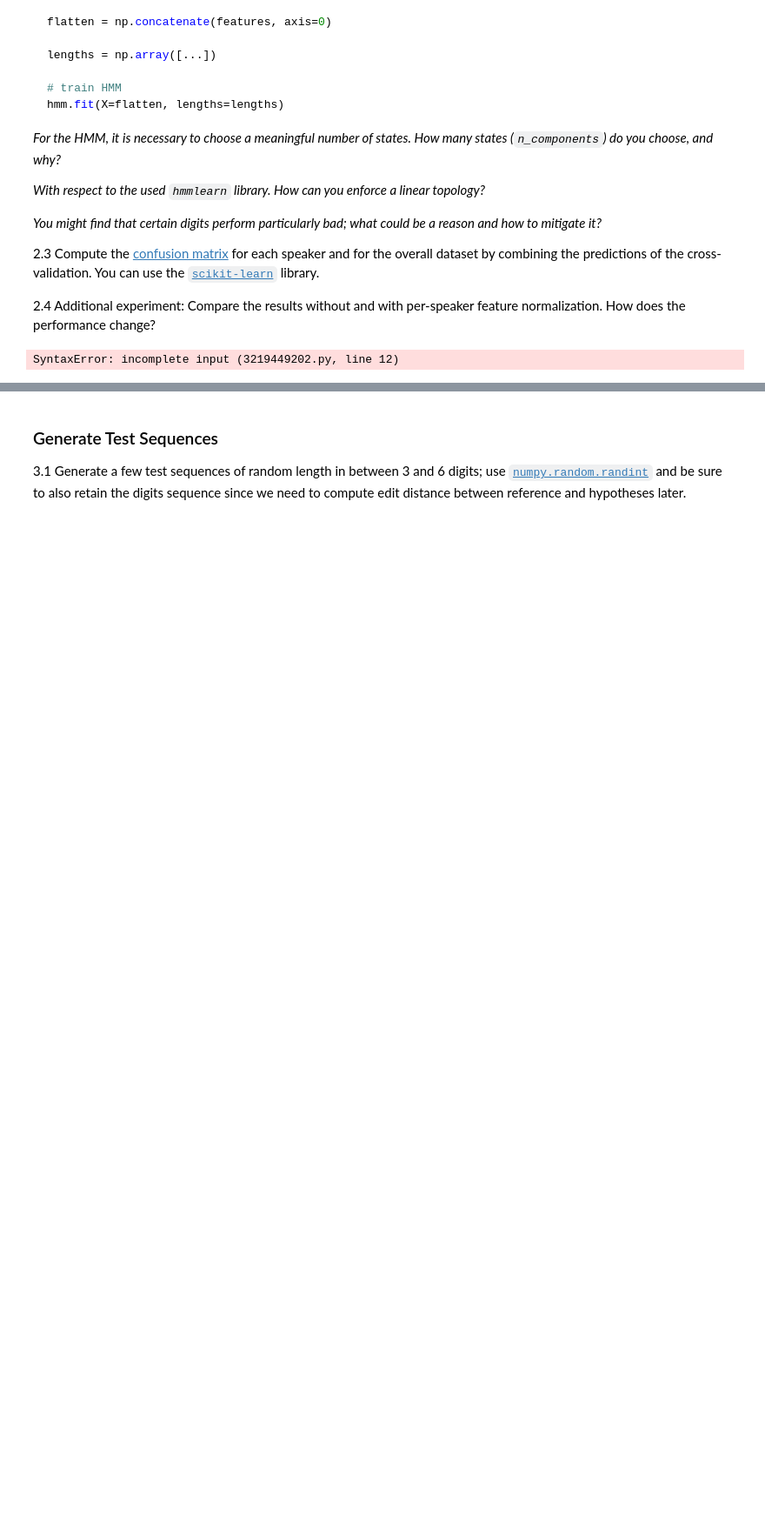
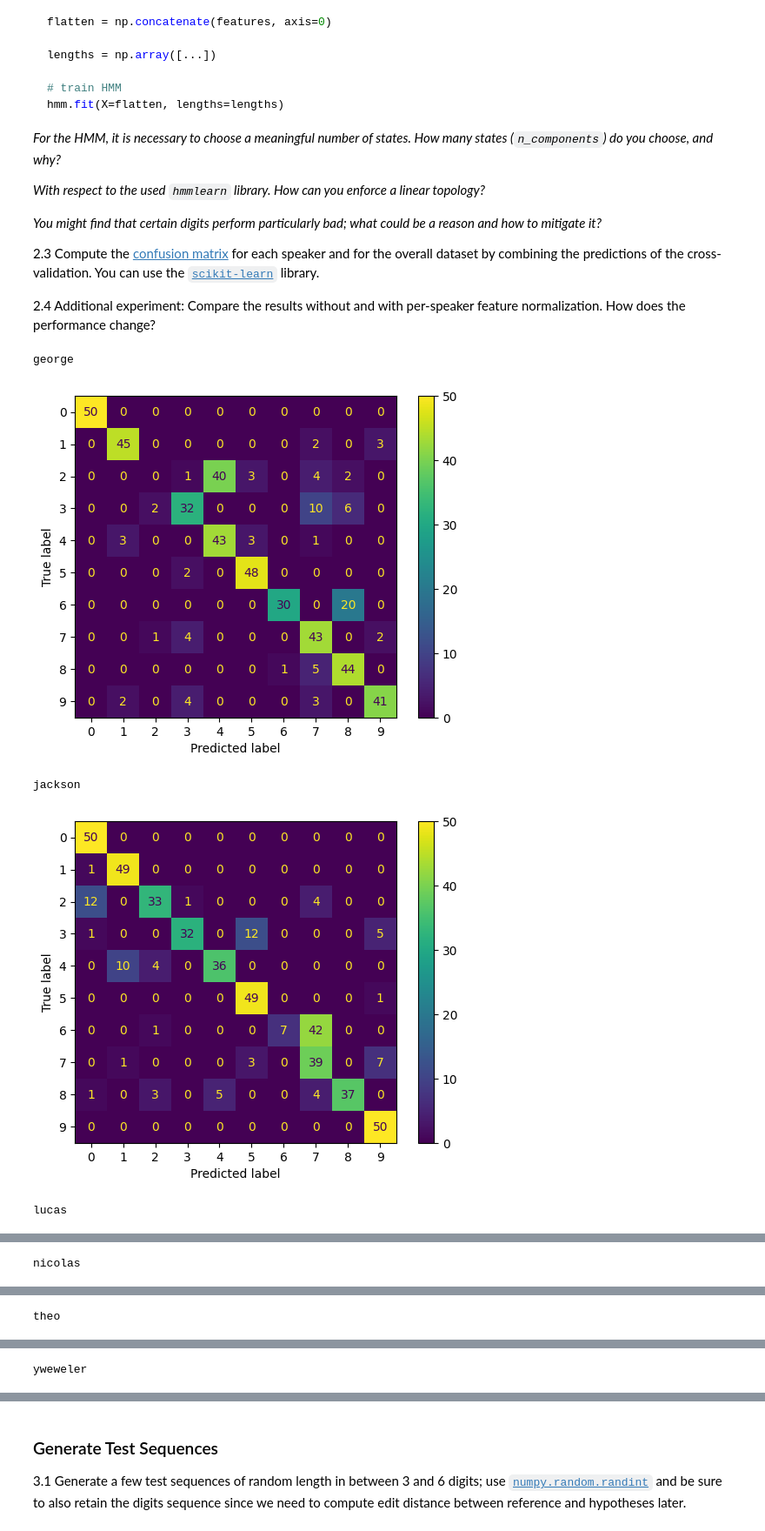
Before and after one commit to anOatFlake/seqlrn-assignments, a Jupyter notebook: 3-hmm/1-hmm.ipynb, the cells around one changed output, grey strips where cells are left out. Shown at 87% size. Cells and saved outputs as stored; diff of their text form; code cells hidden in the pictures; blank space fills up the shorter version.

```diff
--- a/3-hmm/1-hmm.ipynb
+++ b/3-hmm/1-hmm.ipynb
@@ -41,13 +41,14 @@ from hmmlearn import hmm
 
 1.3 Apply per-speaker feature normalization (e.g., standardization).
 # %%
-NUM_SAMPLES = 10#50 # recordings per speaker & digit
-DIGITS = [0, 1, 2, 3, 4]#, 5, 6, 7, 8, 9]
-SPEAKERS = ["george", "jackson"]#, "lucas", "nicolas", "theo", "yweweler"]
+NUM_SAMPLES = 50 # recordings per speaker & digit
+DIGITS = [0, 1, 2, 3, 4, 5, 6, 7, 8, 9]
+SPEAKERS = ["george", "jackson", "lucas", "nicolas", "theo", "yweweler"]
 # %%
 ### Notice: a good default value is 25ms for FFT window and 10ms for hop length
 ### Notice: be careful as librosa takes the number of samples as input!
 
+import itertools
 from sklearn.preprocessing import StandardScaler
 
 def compute_features(file):
@@ -79,8 +80,7 @@ def load_dataframe(input_dir):
             for idx in range(0, NUM_SAMPLES):
                 filepath = input_dir + str(digit) + '_' + speaker + '_' + str(idx) + '.wav'
                 features = compute_features(filepath)
-                for i in range(0, len(features)) :
-                    df = pd.concat([df, pd.DataFrame([[speaker, digit, idx, i, features[i]]], columns=df_columns)], ignore_index=True)
+                df = pd.concat([df, pd.DataFrame([[speaker, digit, idx, len(features), features]], columns=df_columns)], ignore_index=True)
 
 
     return df
@@ -96,10 +96,11 @@ def normalize_features(dataframe):
     for speaker in SPEAKERS:
         for digit in DIGITS:
             selector = (df_norm['speaker'] == speaker) & (df_norm['digit'] == digit)
-            features = list(df_norm[selector]['features'])
+            features = df_norm[selector]["features"]
+            flat_features = list(itertools.chain.from_iterable(features))
 
-            scaler = StandardScaler().fit(features)
-            df_norm.loc[selector, 'features'] = df_norm.loc[selector, 'features'].apply(lambda x: scaler.transform([x]))
+            scaler = StandardScaler().fit(flat_features)
+            df_norm.loc[selector, 'features'] = df_norm.loc[selector, 'features'].apply(lambda x: scaler.transform(x)))
 
     return df_norm
     raise NotImplementedError()
@@ -173,10 +173,12 @@ hmm.fit(X=flatten, lengths=lengths)
 ### TODO:
 ### 1. set the `n_components` for all digits (choose a meaningful number of states)
 
-n_comps = {i: None for i in DIGITS}
+n_comps = {i: 0 for i in DIGITS}
 
 ### YOUR CODE HERE
 
+for i in DIGITS:
+    n_comps[i] = 5
 
 ### END YOUR CODE
 # %%
@@ -203,15 +241,37 @@ for speaker in SPEAKERS:
 # %%
 ### TODO:
 ### 1. based on the results, compute and display the confusion matrix for
 ###    each test speaker
 ### 2. compute and display the confusion matrix for the overall dataset
 
 ### YOUR CODE HERE
 
-from sklearn.metrics import confusion_matrix
+from matplotlib import pyplot as plt
+from sklearn.metrics import ConfusionMatrixDisplay, confusion_matrix
 
+# confusion matrix for each speaker
 for speaker in SPEAKERS:
+    df_speaker = eval_df[eval_df['speaker'] == speaker]
+    y_true = df_speaker["y_true"].to_list()
+    y_pred = df_speaker["y_pred"].to_list()
+    conf_mat = confusion_matrix(y_true, y_pred)
+    # Visulasation
+    print(speaker)
+    vis = ConfusionMatrixDisplay(confusion_matrix=conf_mat)
+    vis.plot()
+    plt.show()
+
+# confusion matrix for all
+conf_mat = confusion_matrix(eval_df["y_true"].to_list(), eval_df["y_pred"].to_list())
+print("all speakers")
+vis = ConfusionMatrixDisplay(confusion_matrix=conf_mat)
+vis.plot()
+plt.show()
 
 ### END YOUR CODE
 # %% [output]
-SyntaxError: incomplete input (3219449202.py, line 12)
+george
+[figure, added]
+jackson
+[figure, added]
+lucas
@@ -217,0 +279 @@ SyntaxError: incomplete input (3219449202.py, line 12)
+nicolas
@@ -217,0 +281 @@ SyntaxError: incomplete input (3219449202.py, line 12)
+theo
@@ -217,0 +283 @@ SyntaxError: incomplete input (3219449202.py, line 12)
+yweweler
```
Also changed, not shown: parts of 6 cells of this notebook.
